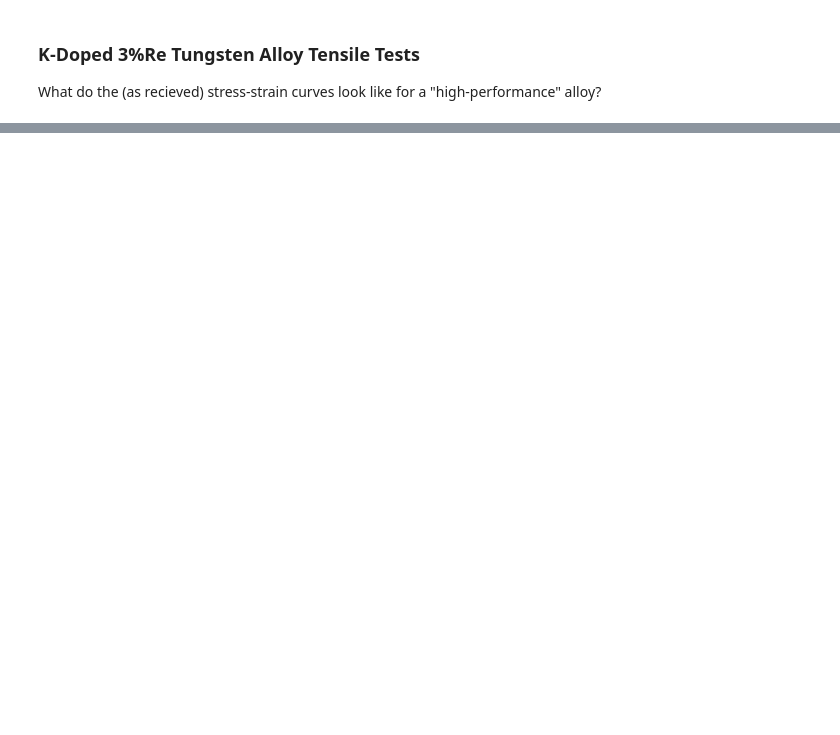
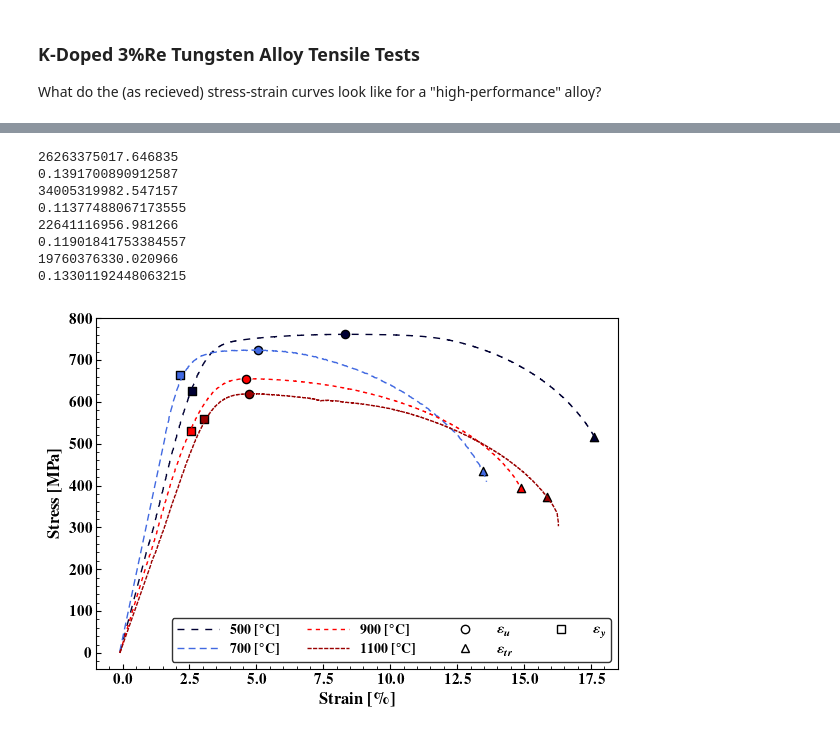
Before and after one commit to ml-ME-gatech/modeling_tungsten, a Jupyter notebook: engineering_models/data_exploration/effect_of_recrystillization.ipynb, the cells around one changed output, grey strips where cells are left out. Drawn from its saved outputs; the diff is of its cells as text; code cells hidden in the pictures; blank space fills up the shorter version.

```diff
--- a/engineering_models/data_exploration/effect_of_recrystillization.ipynb
+++ b/engineering_models/data_exploration/effect_of_recrystillization.ipynb
@@ -390,0 +233,69 @@ fig.savefig(paths.IMAGES.joinpath('nogami_rx_stress_strain.svg'))
+# %%
+import math
+from common_util import estimate_yield_point, estimate_power_law
+import pandas as pd
+from pathlib import Path
+
+data_path = paths.STRUCTURAL_DATA.joinpath('rx_stress_strain','nogami')
+fig,ax = plt.subplots(figsize = (6.0,4.25))
+setup_axis_default(ax)
+temperatures = [500,700,900,1100]
+colors = [(0,0,51/255),(65/255,105/255,225/255),(1,0,0),(153/255,0,0)]
+styles = [(0,(5,5)),(0,(5,3)),(0,(3,3)),(0,(3,1))]
+n = pd.Series(np.empty(4),index = temperatures)
+for i in range(len(temperatures)):
+    file = data_path.joinpath('kdopedRe3percentH_{}C.csv'.format(temperatures[i]))
+
+    data = pd.read_csv(file,index_col = 0,header= 0).squeeze()
+    data*=1e6
+    data.index -= (data.index.min() + 1e-3)
+    data.sort_index(inplace = True)
+    eu,Su = estimate_eu(data)
+    tr,Sf = estimate_tr(data,dec_frac = 0.4)
+
+    e,S = estimate_yield_point(data,smooth = 18)
+
+    ols_results = estimate_power_law(data.squeeze(),smooth = 18,E_frac = 0.5)
+
+    n.loc[temperatures[i]] = ols_results.params[1]
+
+    ax.plot(data.index*100,data*1e-6,color = colors[i],lw = 1.0,
+            label = rf'${temperatures[i]}$'  +  r' \textbf{[$^\circ$C]}',ls = styles[i])
+    ax.scatter(eu*100,Su*1e-6,marker = 'o',facecolor = colors[i],edgecolor ='k',s = 35)
+    ax.scatter(tr*100,Sf*1e-6,marker = '^',facecolor = colors[i],edgecolor ='k',s = 35)
+    ax.scatter(e*100,S*1e-6,marker = 's',facecolor = colors[i],edgecolor ='k',s = 35)
+
+
+handles = ax.get_legend_handles_labels()[0]
+
+handles.extend([Line2D([],[],markerfacecolor = 'w',markeredgecolor = 'k',marker = 'o',label = r'$\varepsilon_{u}$',ls = ''),
+                Line2D([],[],markerfacecolor = 'w',markeredgecolor = 'k',marker = '^',label = r'$\varepsilon_{tr}$',ls = ''),
+                Line2D([],[],markerfacecolor = 'w',markeredgecolor = 'k',marker = 's',label = r'$\varepsilon_{y}$',ls = '')])
+
+
+legend = ax.legend(handles = handles,ncol = 4,fontsize = 10,handlelength = 3.0)
+frame = legend.get_frame()
+frame.set_linewidth(1.0)
+frame.set_edgecolor('k')
+
+ax.set_xlabel(r'\textbf{Strain [\%]}',fontsize = 12)
+ax.set_ylabel(r'\textbf{Stress [MPa]}',fontsize = 12)
+ax.set_yticks(np.arange(0,900,100))
+fig.tight_layout()
+
+path = Path(
+ 'C:\\Users\mlanahan3\\OneDrive - Georgia Institute of Technology\\gt_research_files\\fusion\\Thesis\\dissertation\\document\\chapters\\subsystem_design_estimation_of_thermal_performance\\images'
+)
+
+n.to_csv(path / 'nogami_rx_stress_strain_n.csv')
+fig.savefig(path / 'nogami_rx_stress_strain.svg')
+# %% [output]
+26263375017.646835
+0.1391700890912587
+34005319982.547157
+0.11377488067173555
+22641116956.981266
+0.11901841753384557
+19760376330.020966
+0.13301192448063215
+[figure, added]
```
Also changed, not shown: parts of 3 cells of this notebook, 21 other files.
